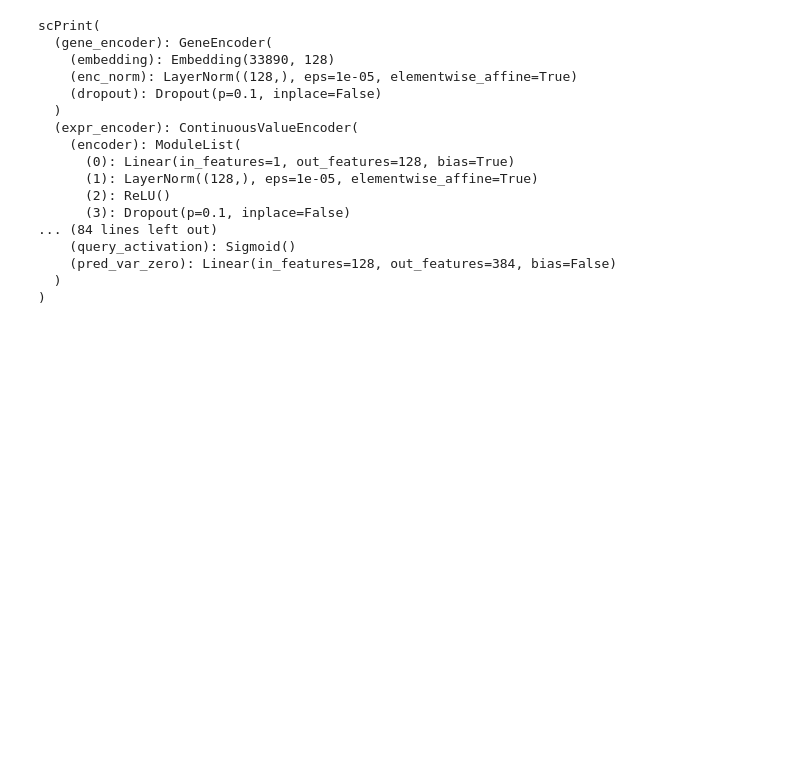
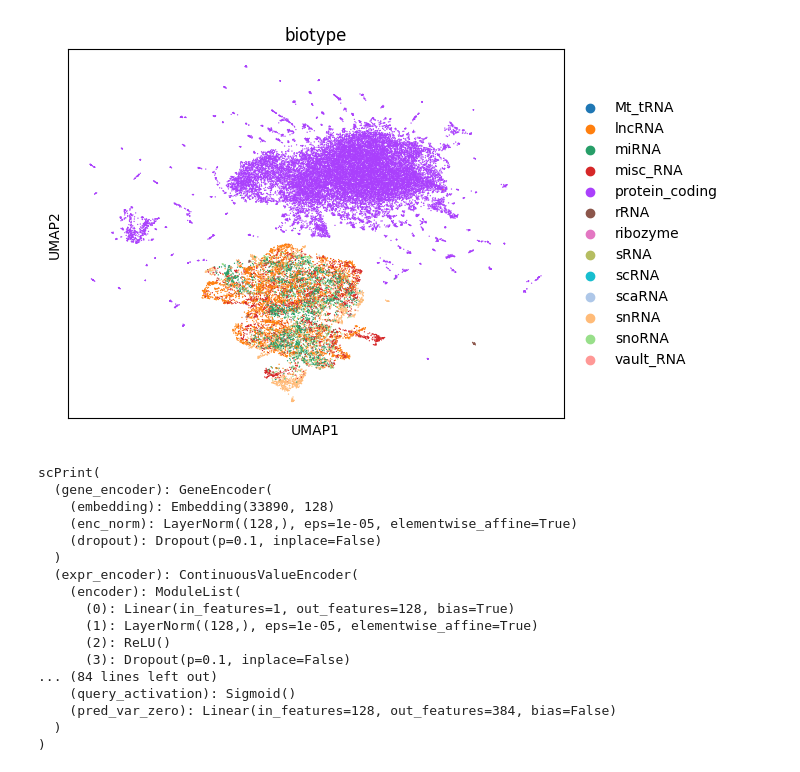
Before and after one commit to jkobject/scPRINT, a Jupyter notebook: notebooks/scprint_test.ipynb, the cells around one changed output. Saved outputs shown, nothing was run; the diff lists cells and outputs as text; code cells hidden in the pictures; blank space fills up the shorter version.

```diff
--- a/notebooks/scprint_test.ipynb
+++ b/notebooks/scprint_test.ipynb
@@ -90,0 +101,14 @@ perc test:  0.002277723412735242
+# %%
+embeddings = pd.read_parquet(gene_emb).loc[datamodule.genes]
+if len(embeddings) == 0:
+    raise ValueError(
+        f"the gene embeddings file {gene_emb} does not contain any of the genes given to the model"
+    )
+elif len(embeddings) < len(datamodule.genes):
+    print(
+        "Warning: only a subset of the genes available in the embeddings file."
+    )
+    print("number of genes: ", len(embeddings))
+sembeddings = torch.nn.AdaptiveAvgPool1d(d_model)(
+    torch.tensor(embeddings.values)
+)
@@ -90,0 +175,4 @@ perc test:  0.002277723412735242
+# %%
+sc.pl.umap(adata, color=['biotype'])
+# %% [output]
+[figure, added]
```
Also changed, not shown: parts of 19 cells of this notebook, 2 other files.
